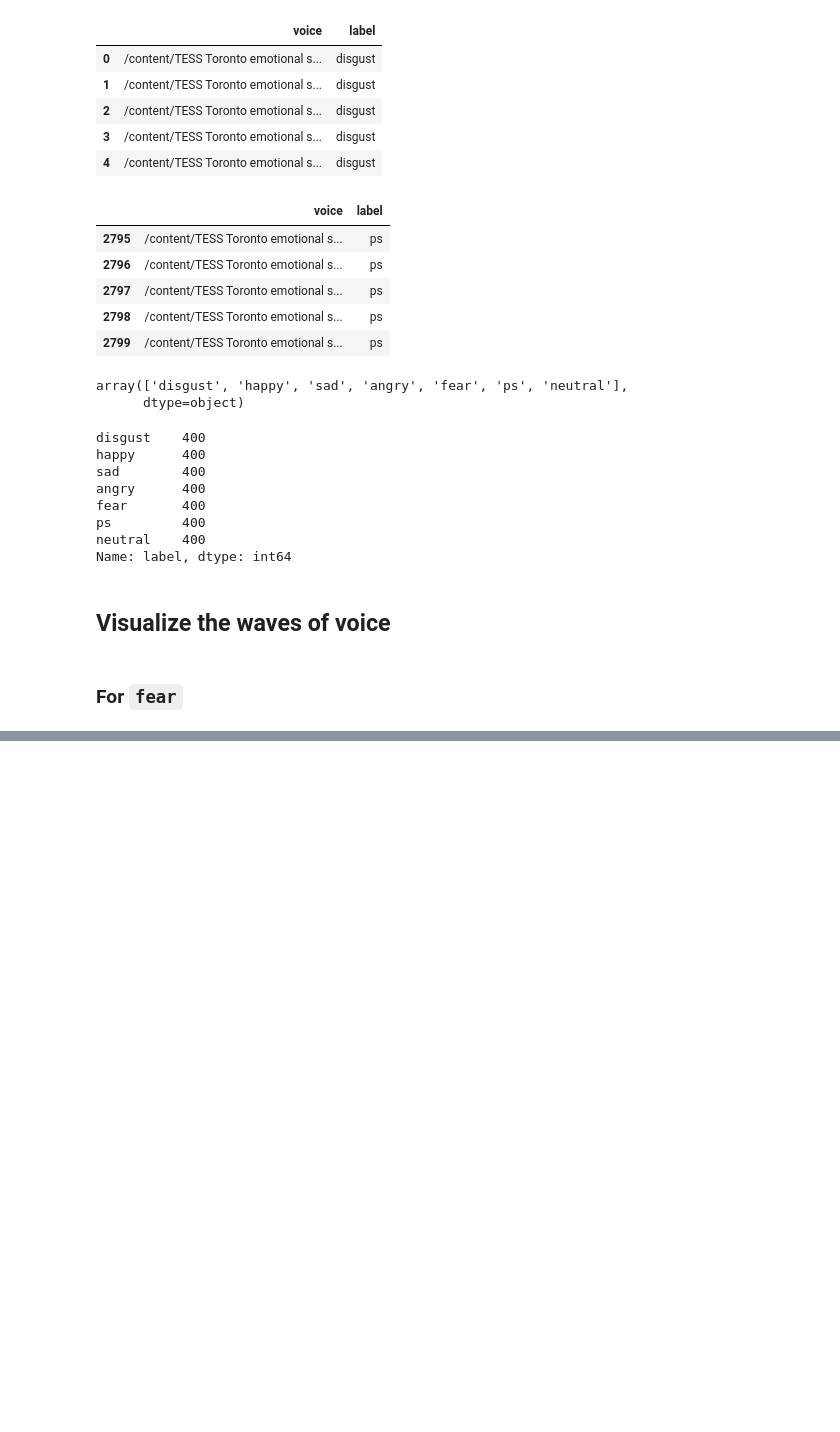
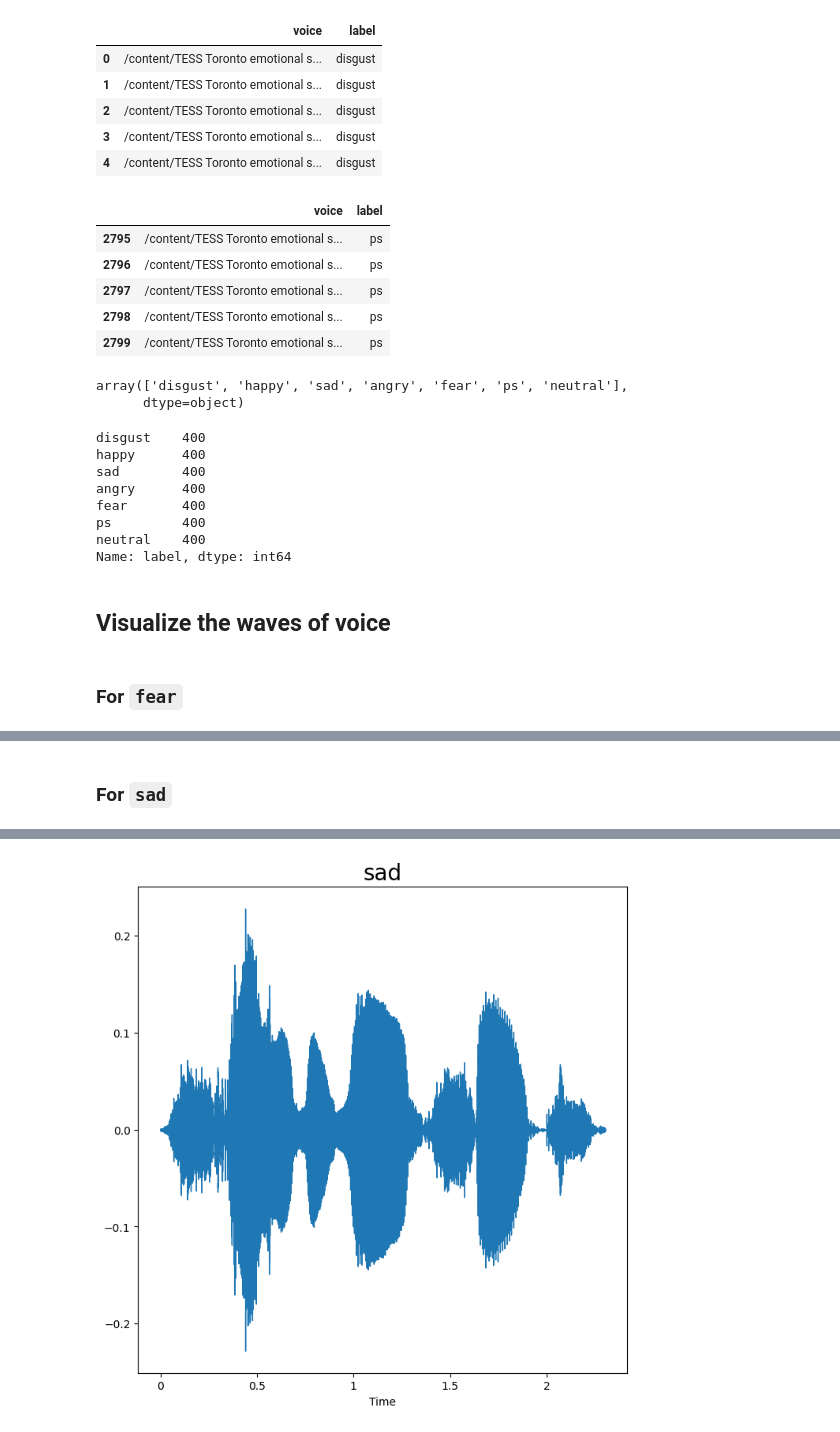
Before and after one commit to ChandrashekharRobbi/Speech-Emotion-Detection, a Jupyter notebook: Speech_Emotion_Detection.ipynb, the cells around one changed output, grey strips where cells are left out. Drawn from its saved outputs; the diff is of its cells as text; code cells hidden in the pictures; blank space fills up the shorter version.

```diff
--- a/Speech_Emotion_Detection.ipynb
+++ b/Speech_Emotion_Detection.ipynb
@@ -124,0 +140,5 @@ Audio(path)
+# %% [markdown]
+### For `sad`
+# %%
+voice_plot_n_listen('sad')
+# %% [output]
@@ -124,0 +146 @@ Audio(path)
+[figure, added]
```
Also changed, not shown: parts of 35 cells of this notebook.
